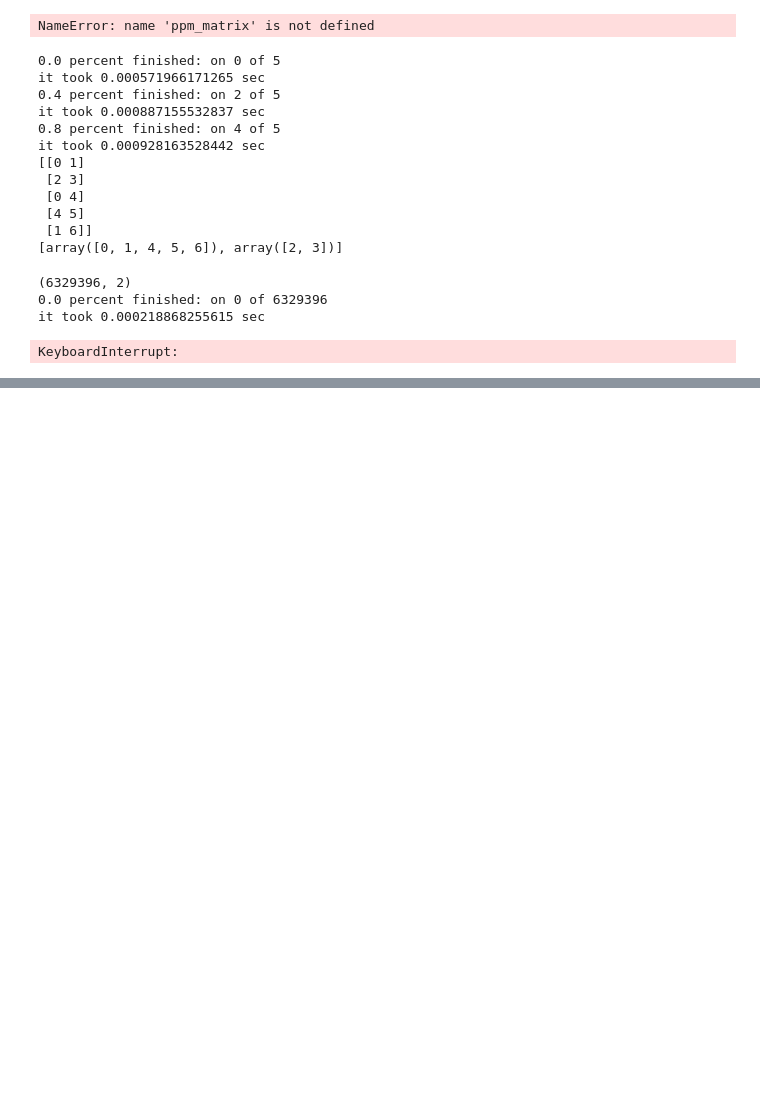
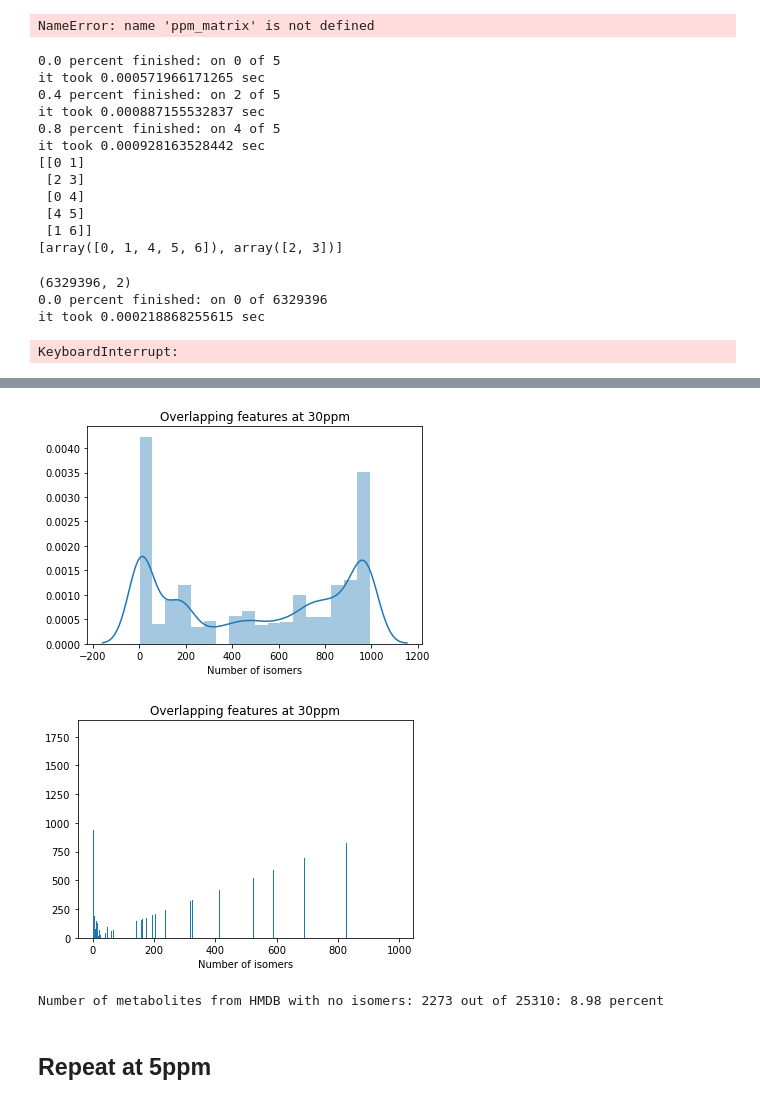
Before and after one commit to irockafe/metabolomics_processing, a Jupyter notebook: notebooks/HMDB/hmdb_isomers.ipynb, the cells around one changed output, grey strips where cells are left out. Cells and saved outputs as stored; diff of their text form; code cells hidden in the pictures; blank space fills up the shorter version.

Commit message:
Made code (with bugs) to ID the number of isomers in HMDB

```diff
--- a/notebooks/HMDB/hmdb_isomers.ipynb
+++ b/notebooks/HMDB/hmdb_isomers.ipynb
@@ -326,0 +324,28 @@ True
+# %%
+# TODO - fix this - it takes too long
+# 7 seconds for 25,000 molecules ends up being
+# 48 hours of run-time
+
+def isomers_from_ppm_matrix(ppm_matrix, ppm):
+    '''
+    Only tested on square matrices for now
+    INPUT - numpy array of ppm values
+    OUTPUT - list of arrays - position in list is
+        same as row in matrix, values in each list-entry are
+        indices along column of array
+    '''
+    bool_idx = ppm_matrix < ppm
+    # Get indices where you have an isomer
+    # for each row
+    iso_indices = [np.argwhere(x) for x in bool_idx]
+    return iso_indices
+
+
+
+toy_ppm = np.array([
+    [0, 20, 15, 50],
+    [100, 0, 90, 10 ],
+    [15, 90, 0, 10]],
+                  ) # not additive ppms
+print 'Input:\n', toy_ppm
+isomers_from_ppm_matrix(toy_ppm, 30)
@@ -326,0 +363,28 @@ True
+# %%
+ppm = 30
+isomers = isomers_from_ppm_matrix(ppm_matrix, ppm)
+np.save(local+path+'isomer_index_per_feature.npy', isomers)
+# %%
+num_isomers = [len(x) for x in isomers]
+sns.distplot(num_isomers,)
+plt.title('Overlapping features at 30ppm')
+plt.xlabel('Number of isomers')
+plt.show()
+
+plt.hist(num_isomers, bins=1000)
+plt.xlabel('Number of isomers')
+plt.title('Overlapping features at 30ppm')
+plt.show()
+# %% [output]
+[figure, added]
+[figure, added]
+# %%
+single_isomers = sum([i <= 1 for i in num_isomers])
+print ("Number of metabolites from HMDB with no " +
+       'isomers: {num} out of {hmdb}: {per:.2f} percent'.format(
+       num=single_isomers, hmdb=ppm_matrix.shape[0],
+           per = float(single_isomers) / ppm_matrix.shape[0]*100))
+# %% [output]
+Number of metabolites from HMDB with no isomers: 2273 out of 25310: 8.98 percent
+# %% [markdown]
+## Repeat at 5ppm
```
Also changed, not shown: parts of 9 cells of this notebook.
